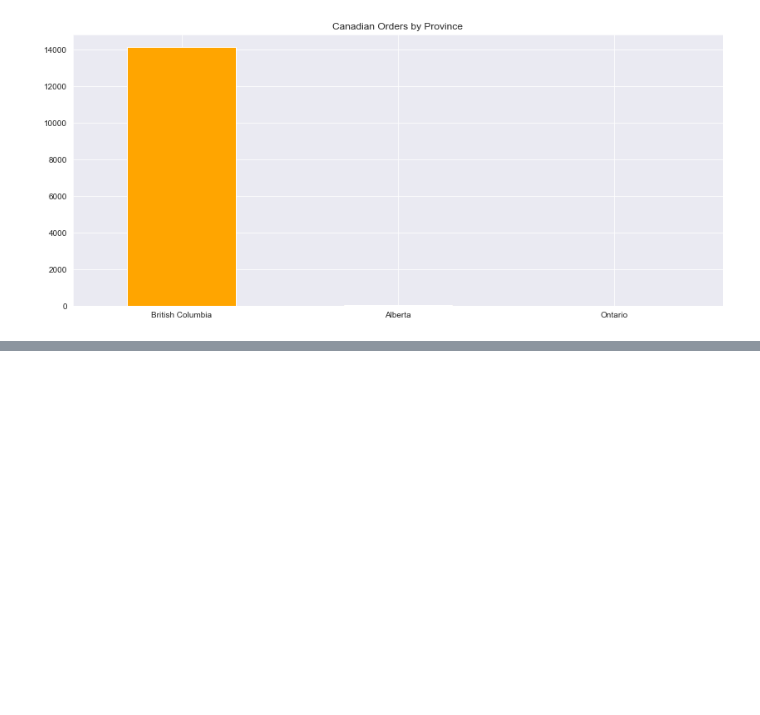
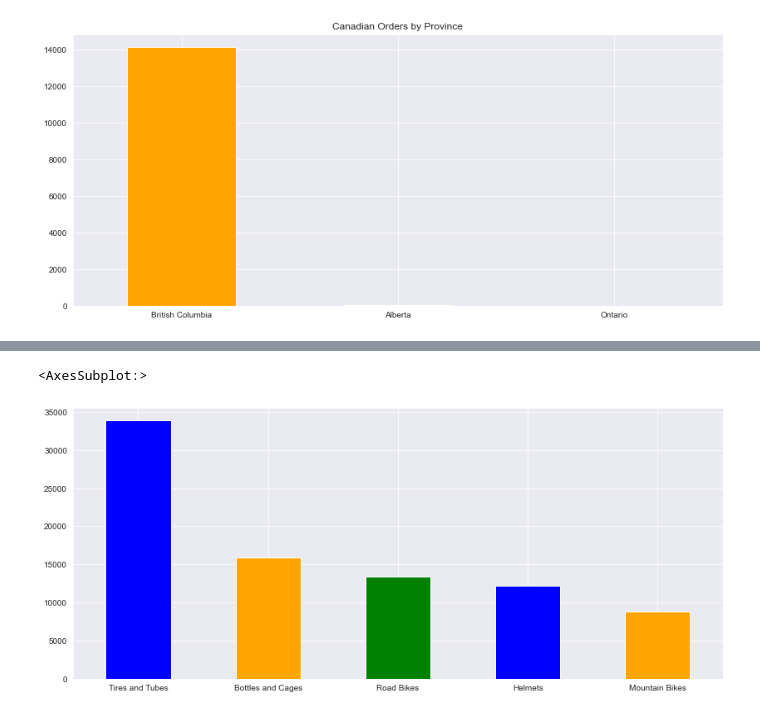
Before and after one commit to roblivesinottawa/sales_rental_analysis, a Jupyter notebook: notebooks/analysis3.ipynb, the cells around one changed output, grey strips where cells are left out. Drawn from its saved outputs; the diff is of its cells as text; code cells hidden in the pictures; blank space fills up the shorter version.

```diff
--- a/notebooks/analysis3.ipynb
+++ b/notebooks/analysis3.ipynb
@@ -432,0 +504,6 @@ canadian_orders.plot(kind='bar', color='orange', rot=0, title='Canadian Orders b
+# %%
+# what are the top 5 most popular products?
+df.Sub_Category.value_counts().head().plot(kind='bar', color=colors, rot=0)
+# %% [output]
+<AxesSubplot:>
+[figure, added]
```
Also changed, not shown: parts of 36 cells of this notebook.
